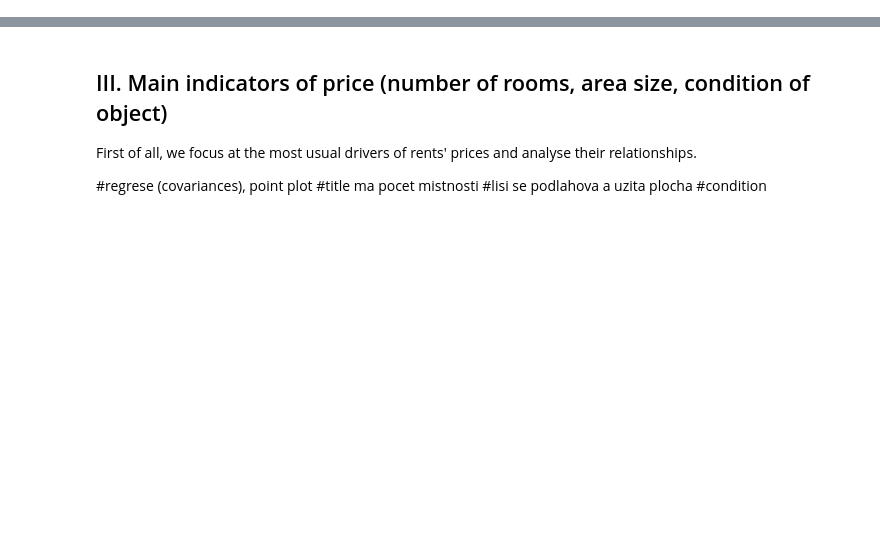
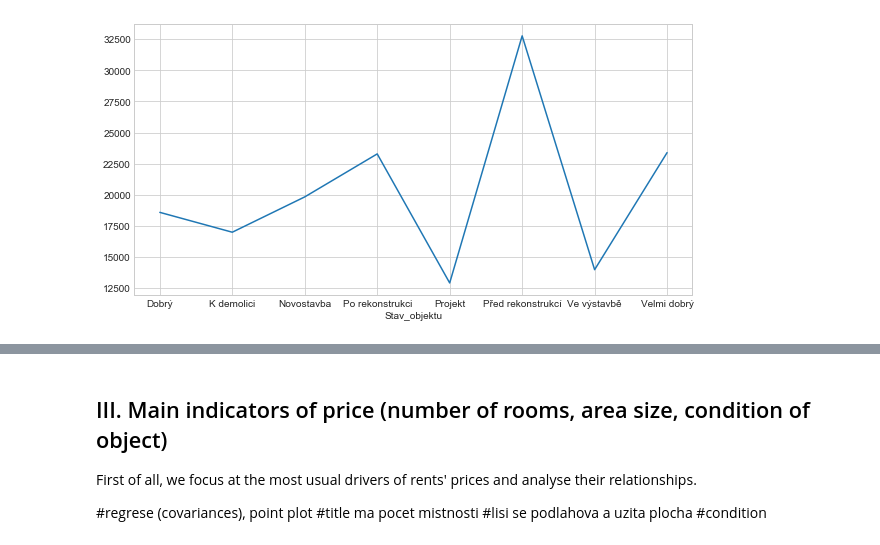
Before and after one commit to PepaSvec/realestate_metro, a Jupyter notebook: Visualisation.ipynb, the cells around one changed output, grey strips where cells are left out. Saved outputs shown, nothing was run; the diff lists cells and outputs as text; code cells hidden in the pictures; blank space fills up the shorter version.

```diff
--- a/Visualisation.ipynb
+++ b/Visualisation.ipynb
@@ -32,0 +53,4 @@ plt.show()
+# %%
+interval_range = pd.interval_range(start=0, freq=10000, end=200000)
+data1['Cena_cat'] = pd.cut(data1['Cena'], bins=interval_range)
+data1.head()
@@ -32,0 +103,7 @@ plt.show()
+# %%
+b = data1.groupby('Stav_objektu')['Cena'].mean()
+plt.figure(figsize=(10,5))
+b.plot()
+plt.show()
+# %% [output]
+[figure, added]
```
Also changed, not shown: parts of 24 cells of this notebook.
